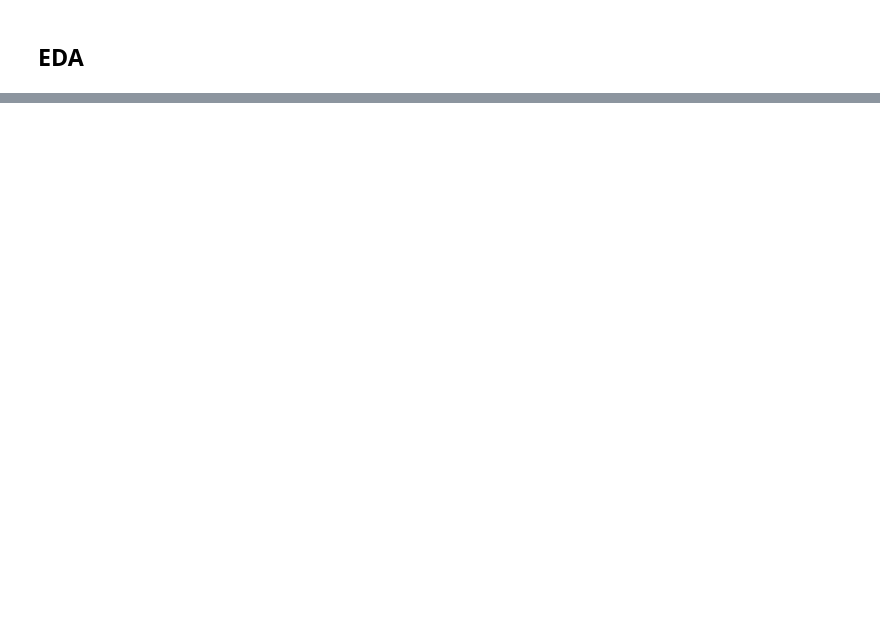
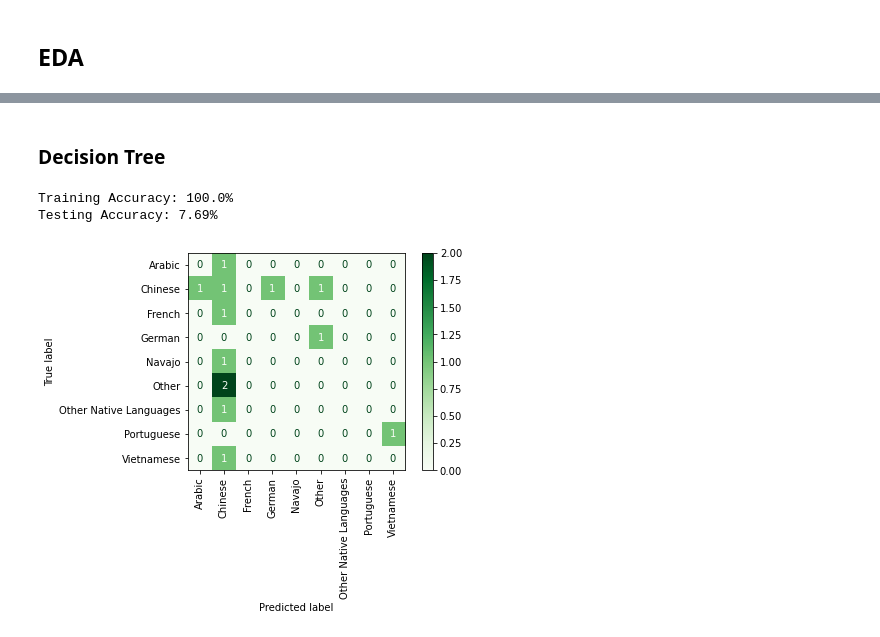
Before and after one commit to pezpet/general-assembly, a Jupyter notebook: projects/project-5/01-code.ipynb, the cells around one changed output, grey strips where cells are left out. Drawn from its saved outputs; the diff is of its cells as text; code cells hidden in the pictures; blank space fills up the shorter version.

```diff
--- a/projects/project-5/01-code.ipynb
+++ b/projects/project-5/01-code.ipynb
@@ -193,0 +348,8 @@ census.describe()
+# %% [markdown]
+### Decision Tree
+# %%
+model_fit_score(DecisionTreeClassifier());
+# %% [output]
+Training Accuracy: 100.0%
+Testing Accuracy: 7.69%
+[figure, added]
```
Also changed, not shown: parts of 35 cells of this notebook, 3 other files.
